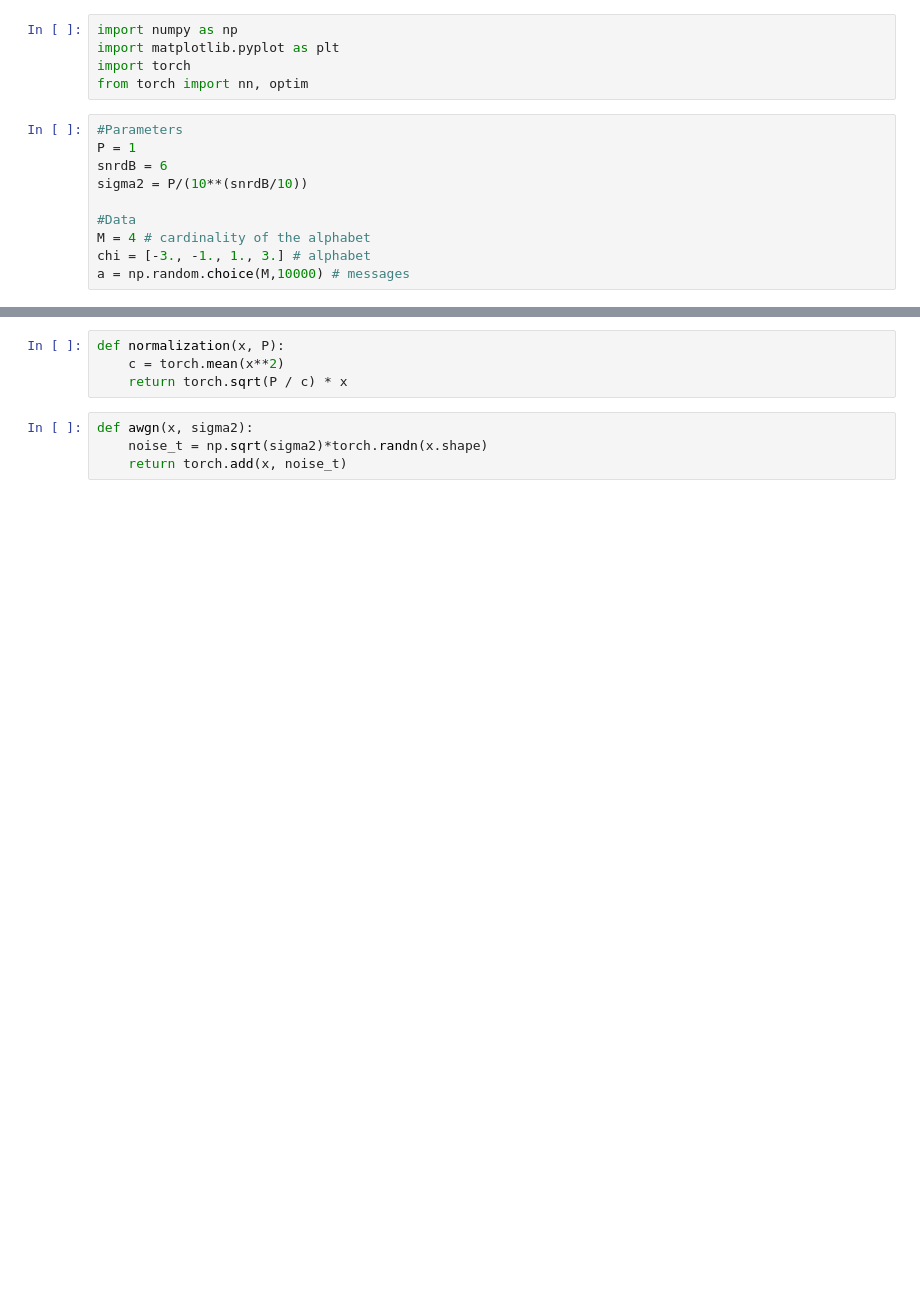
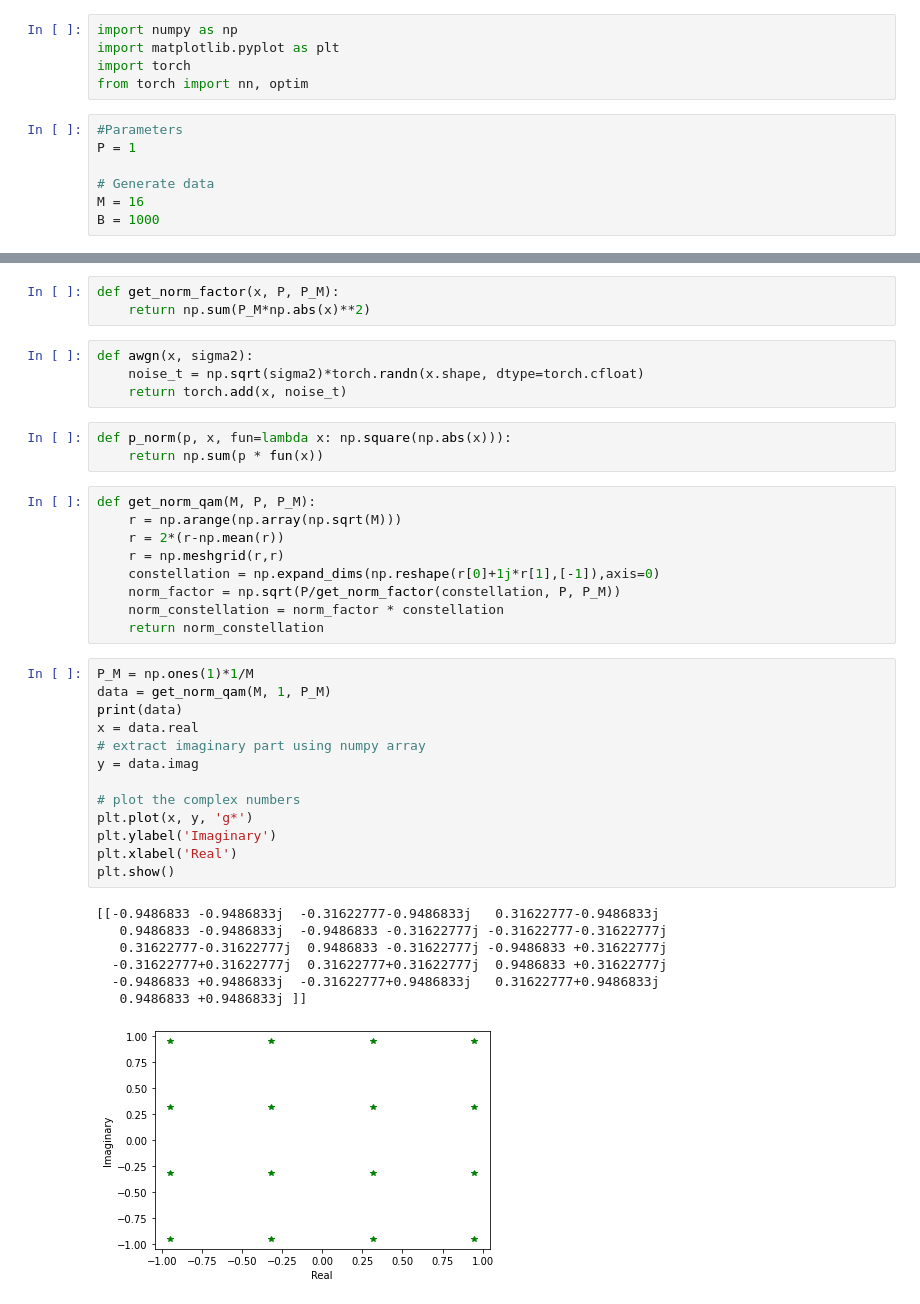
Before and after one commit to davideandres95/pcs-research-intership, a Jupyter notebook: pcs/PCS.ipynb, the cells around one changed output, grey strips where cells are left out. Drawn from its saved outputs; the diff is of its cells as text; blank space fills up the shorter version.

```diff
--- a/pcs/PCS.ipynb
+++ b/pcs/PCS.ipynb
@@ -6,10 +6,7 @@ from torch import nn, optim
 # %%
 #Parameters
 P = 1
-snrdB = 6
-sigma2 = P/(10**(snrdB/10))
 
-#Data
-M = 4 # cardinality of the alphabet
-chi = [-3., -1., 1., 3.] # alphabet
-a = np.random.choice(M,10000) # messages
+# Generate data
+M = 16
+B = 1000
@@ -16,8 +18,40 @@ a = np.random.choice(M,10000) # messages
 # %%
-def normalization(x, P):
-    c = torch.mean(x**2)
-    return torch.sqrt(P / c) * x
+def get_norm_factor(x, P, P_M):
+    return np.sum(P_M*np.abs(x)**2)
 # %%
 def awgn(x, sigma2):
-    noise_t = np.sqrt(sigma2)*torch.randn(x.shape)
+    noise_t = np.sqrt(sigma2)*torch.randn(x.shape, dtype=torch.cfloat)
     return torch.add(x, noise_t)
+# %%
+def p_norm(p, x, fun=lambda x: np.square(np.abs(x))):
+    return np.sum(p * fun(x))
+# %%
+def get_norm_qam(M, P, P_M):
+    r = np.arange(np.array(np.sqrt(M)))
+    r = 2*(r-np.mean(r))
+    r = np.meshgrid(r,r)
+    constellation = np.expand_dims(np.reshape(r[0]+1j*r[1],[-1]),axis=0)
+    norm_factor = np.sqrt(P/get_norm_factor(constellation, P, P_M))
+    norm_constellation = norm_factor * constellation
+    return norm_constellation
+# %%
+P_M = np.ones(1)*1/M
+data = get_norm_qam(M, 1, P_M)
+print(data)
+x = data.real
+# extract imaginary part using numpy array
+y = data.imag
+
+# plot the complex numbers
+plt.plot(x, y, 'g*')
+plt.ylabel('Imaginary')
+plt.xlabel('Real')
+plt.show()
+# %% [output]
+[[-0.9486833 -0.9486833j  -0.31622777-0.9486833j   0.31622777-0.9486833j
+   0.9486833 -0.9486833j  -0.9486833 -0.31622777j -0.31622777-0.31622777j
+   0.31622777-0.31622777j  0.9486833 -0.31622777j -0.9486833 +0.31622777j
+  -0.31622777+0.31622777j  0.31622777+0.31622777j  0.9486833 +0.31622777j
+  -0.9486833 +0.9486833j  -0.31622777+0.9486833j   0.31622777+0.9486833j
+   0.9486833 +0.9486833j ]]
+[figure, added]
```
Also changed, not shown: parts of 10 cells of this notebook, 8 other files.
